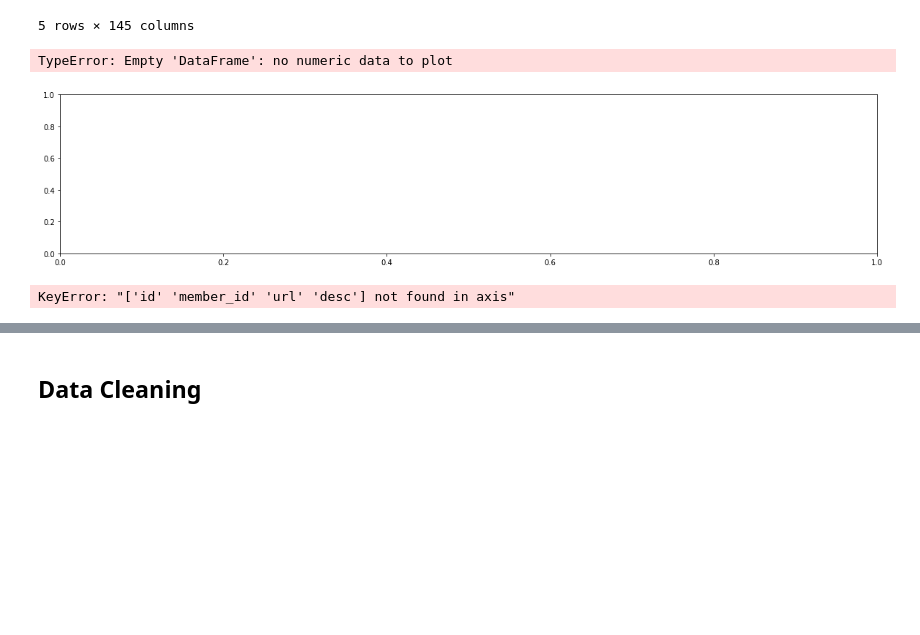
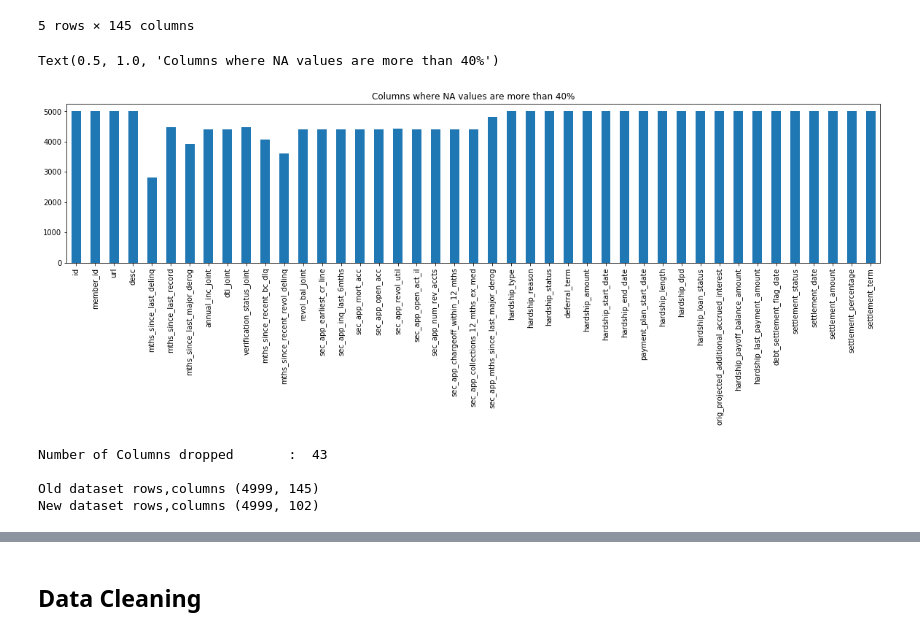
Before and after one commit to rahuluppuluri/Loan-Data-Analysis, a Jupyter notebook: loan_data_analysis.ipynb, the cells around one changed output, grey strips where cells are left out. Saved outputs shown, nothing was run; the diff lists cells and outputs as text; code cells hidden in the pictures; blank space fills up the shorter version.

```diff
--- a/loan_data_analysis.ipynb
+++ b/loan_data_analysis.ipynb
@@ -31,17 +31,23 @@ memory usage: 5.5+ MB
 | 4 | NaN | NaN | 30000 | 30000 | 30000 | 60 months | 16.14 | 731.78 | C | ... |
 5 rows × 145 columns
 # %%
-NA_col = loan.isnull().sum()
-NA_col = NA_col[NA_col.values >(0.4*len(loan))]
+NA_col = df.isnull().sum()
+NA_col = NA_col[NA_col.values >(0.4*len(df))]
 plt.figure(figsize=(20,4))
 NA_col.plot(kind='bar')
 plt.title('Columns where NA values are more than 40%')
 # %% [output]
-TypeError: Empty 'DataFrame': no numeric data to plot
+Text(0.5, 1.0, 'Columns where NA values are more than 40%')
-[figure, old version]
+[figure, new version]
 # %%
-def removeNulls(df, axis =1, percent=0.3):
-    df.drop(['id', 'member_id', 'emp_title', 'url', 'desc', 'zip_code', 'title'], axis=1, inplace=True) #Remove unnecessary columns
+def removeNulls(dataframe, axis =1, percent=0.3):
+    '''
+    * removeNull function will remove the rows and columns based on parameters provided.
+    * dataframe : Name of the dataframe
+    * axis      : axis = 0 defines drop rows, axis =1(default) defines drop columns
+    * percent   : percent of data where column/rows values are null,default is 0.3(30%)
+
+    '''
     df = dataframe.copy()
     ishape = df.shape
     if axis == 0:
@@ -55,11 +61,13 @@ def removeNulls(df, axis =1, percent=0.3):
         df.drop(labels = colnames,axis =1,inplace=True)
         print("Number of Columns dropped\t: ",len(colnames))
 
-        print("\nOld dataset rows,columns",ishape,"\nNew dataset rows,columns",df.shape)
+    print("\nOld dataset rows,columns",ishape,"\nNew dataset rows,columns",df.shape)
 
-        return df
-
-#loan = removeNulls(loan, axis =1,percent = 0.3)
-loan = removeNulls(loan, axis =0,percent = 0.3)
+    return df
-# %% [output]
-KeyError: "['id' 'member_id' 'url' 'desc'] not found in axis"
+# %%
+loan = removeNulls(df, axis =1,percent = 0.3)
+# %% [output]
+Number of Columns dropped       :  43
+
+Old dataset rows,columns (4999, 145)
+New dataset rows,columns (4999, 102)
```
Also changed, not shown: parts of 2 cells of this notebook.
